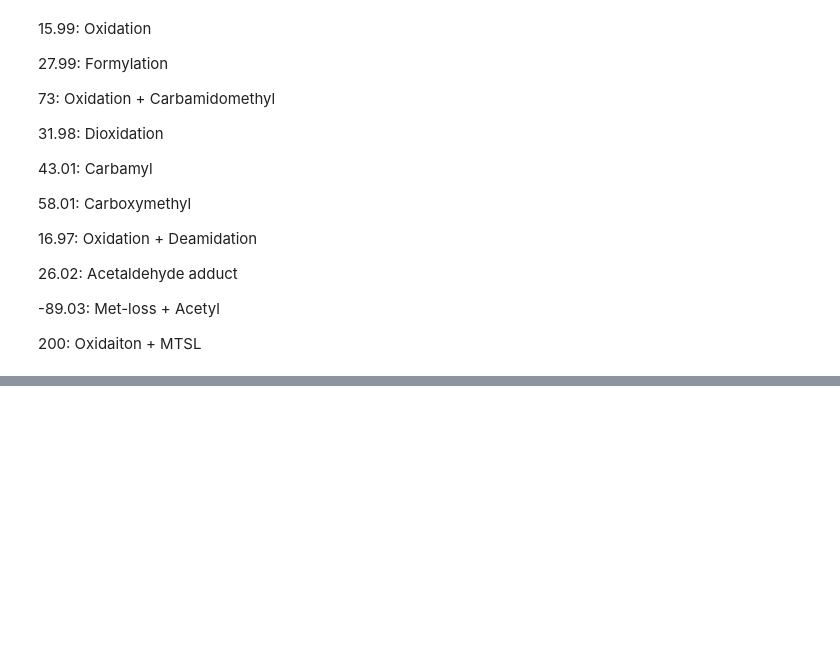
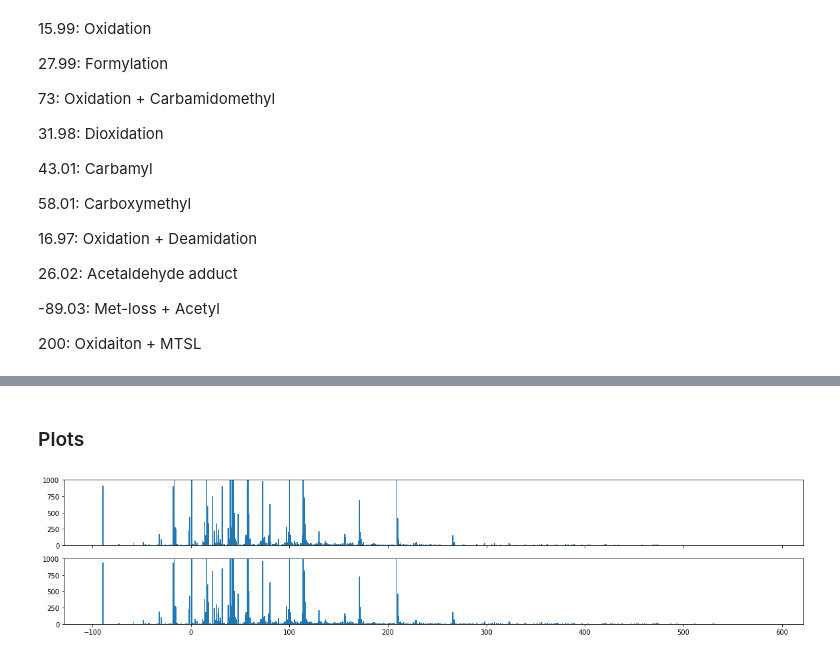
Before and after one commit to rodvrees/Master_Thesis, a Jupyter notebook: Project_analysis/fingerprint.ipynb, the cells around one changed output, grey strips where cells are left out. Cells and saved outputs as stored; diff of their text form; code cells hidden in the pictures; blank space fills up the shorter version.

```diff
--- a/Project_analysis/fingerprint.ipynb
+++ b/Project_analysis/fingerprint.ipynb
@@ -1075,0 +1120,32 @@ sorted.tail(10)
+# %%
+No_zero = PXD024844[PXD024844["Delta_mass"] != 0]
+# %%
+g = No_zero.groupby("Delta_mass").sum().reset_index()
+# %%
+YoungID = ['Intensity_20200828_1_5ug_testis_bellamo','Intensity_20200828_1_5ug_testis_bendix','Intensity_20200828_1_5ug_testis_ilineus','Intensity_20200828_1_5ug_testis_kalonso','Intensity_20200828_1_5ug_testis_primat','Intensity_20200828_1_5ug_testis_vitali']
+OldID = ['Intensity_20200828_1_5ug_testis_ingwar','Intensity_20200828_1_5ug_testis_obelisk','Intensity_20200828_1_5ug_testis_timon','Intensity_20200828_1_5ug_testis_wonny',]
+# %%
+
+from statistics import median
+
+
+g['medianYoung']=g.apply(lambda x:median([x[c] for c in YoungID]),axis=1)
+g["medianOld"]=g.apply(lambda x:median([x[c] for c in OldID]), axis=1)
+# g['Quotient']=(g["medianOld"] - g["medianYoung"]) / max([g["medianYoung"], g["medianOld"]])
+# g["Quotient"] = ((g["medianOld"] - g["medianYoung"])/ g["medianYoung"]).where( g["medianYoung"] >= g["medianOld"], other=(g["medianOld"] - g["medianYoung"])/ g["medianOld"])
+# g["Quotient"] = ((g["medianOld"] - g["medianYoung"])/ g["medianOld"]).where( g["medianYoung"] < g["medianOld"])
+g["Difference"] = (g["medianOld"] - g["medianYoung"])
+# %% [markdown]
+### Plots
+# %%
+fig, (ax1,ax2) = plt.subplots(ncols = 1, nrows=2, sharey = True, sharex=True)
+# sns.barplot(ax = axes[0], data=gfiltered, x="Delta_mass", y="medianOld")
+# sns.barplot(ax = axes[1], data=gfiltered, x="Delta_mass", y="meanCtrl")
+ax1.bar(x=g.Delta_mass, height=g.medianOld, width=1.2)
+ax2.bar(x=g.Delta_mass, height=g.medianYoung, width=1.2)
+
+fig.set_size_inches(20,4)
+plt.ylim(0,1000)
+plt.show()
+# %% [output]
+[figure, added]
```
Also changed, not shown: parts of 15 cells of this notebook, 14 other files.
